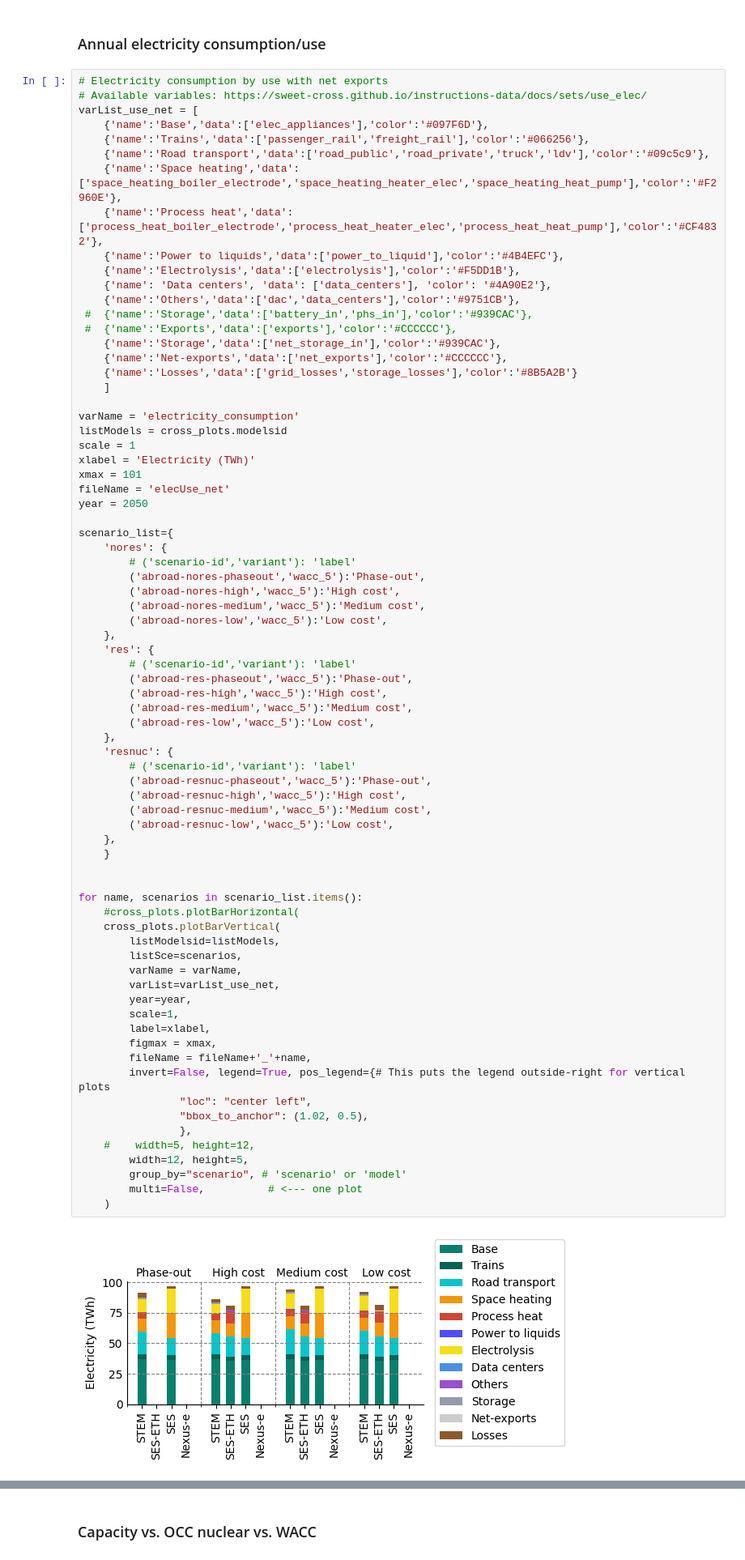
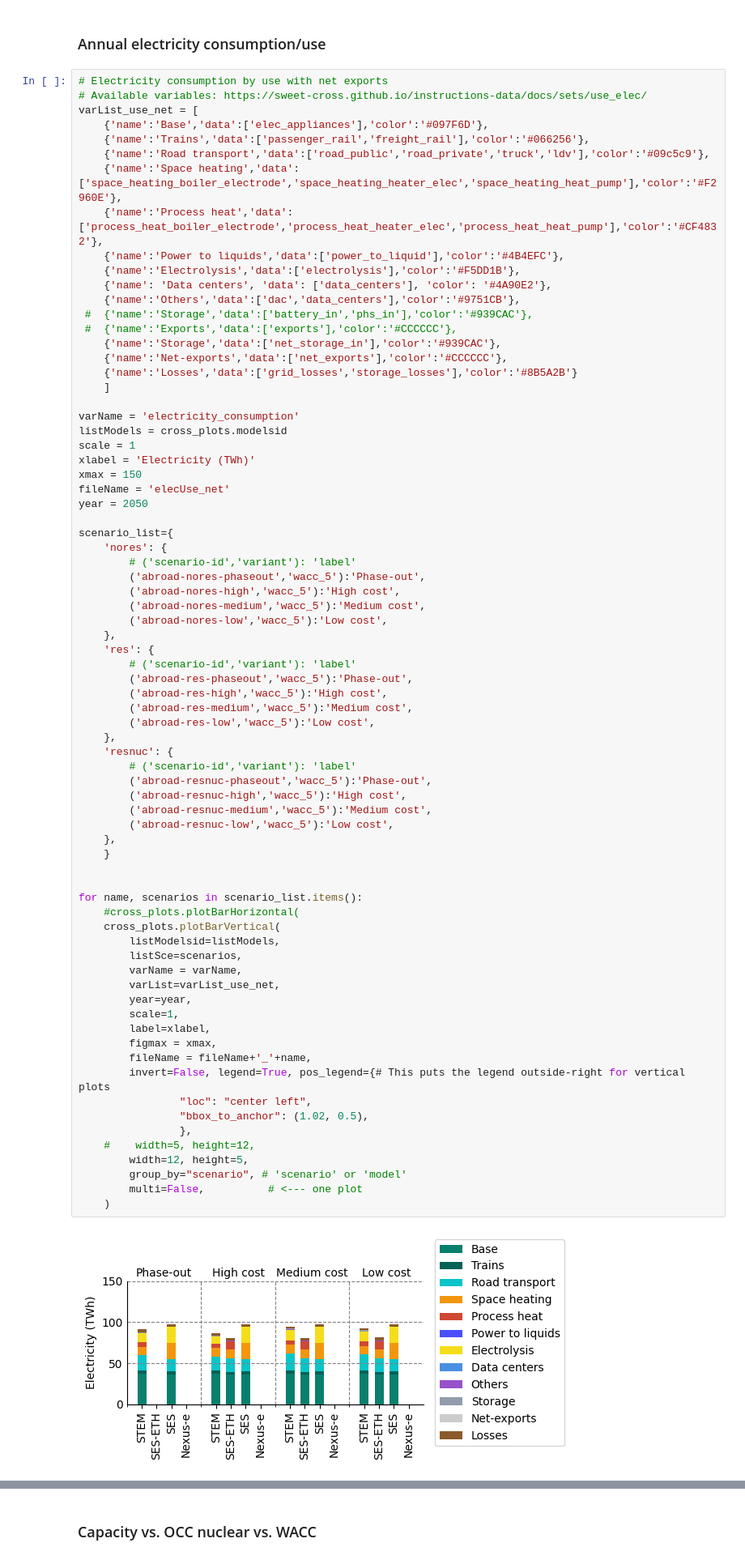
Before and after one commit to rebeccalordan-perret/plots-model-comparison, a Jupyter notebook: cross_comparison_colab.ipynb, the cells around one changed output, grey strips where cells are left out. Shown at 81% size. Drawn from its saved outputs; the diff is of its cells as text.

```diff
--- a/cross_comparison_colab.ipynb
+++ b/cross_comparison_colab.ipynb
@@ -206,7 +206,7 @@ varName = 'electricity_consumption'
 listModels = cross_plots.modelsid
 scale = 1
 xlabel = 'Electricity (TWh)'
-xmax = 101
+xmax = 150
 fileName = 'elecUse_net'
 year = 2050
 
@@ -230,31 +230,31 @@ scenario_list={
         ('abroad-resnuc-phaseout','wacc_5'):'Phase-out',
         ('abroad-resnuc-high','wacc_5'):'High cost',
         ('abroad-resnuc-medium','wacc_5'):'Medium cost',
         ('abroad-resnuc-low','wacc_5'):'Low cost',
     },
     }
 
 
 for name, scenarios in scenario_list.items():
     #cross_plots.plotBarHorizontal(
     cross_plots.plotBarVertical(
         listModelsid=listModels,
         listSce=scenarios,
         varName = varName,
         varList=varList_use_net,
         year=year,
         scale=1,
         label=xlabel,
         figmax = xmax,
         fileName = fileName+'_'+name,
         invert=False, legend=True, pos_legend={# This puts the legend outside-right for vertical plots
                 "loc": "center left",
                 "bbox_to_anchor": (1.02, 0.5),
                 },
     #    width=5, height=12,
         width=12, height=5,
         group_by="scenario", # 'scenario' or 'model'
         multi=False,          # <--- one plot
     )
 # %% [output]
-[figure, old version]
+[figure, new version]
```
Also changed, not shown: parts of 3 cells of this notebook.
